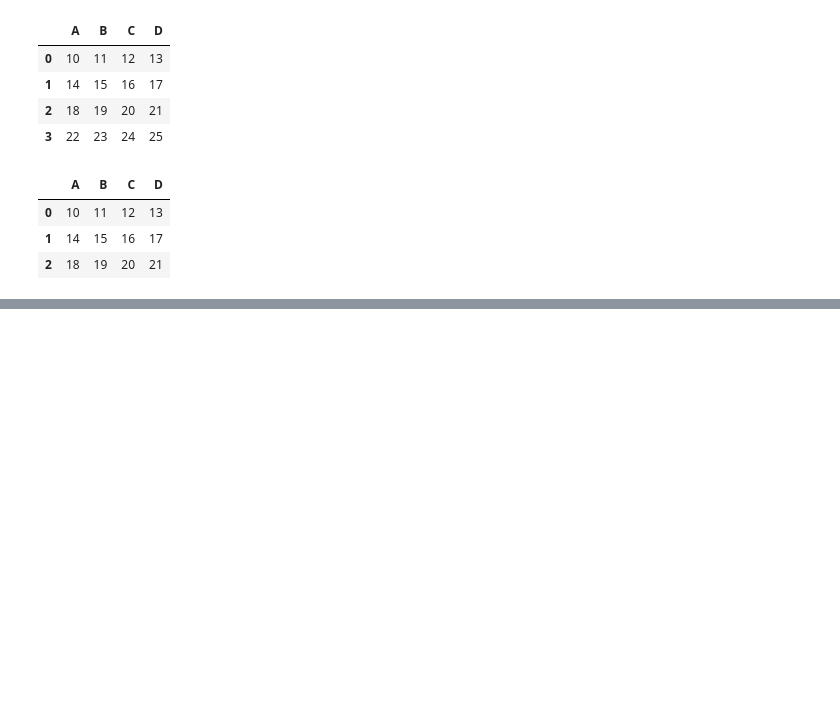
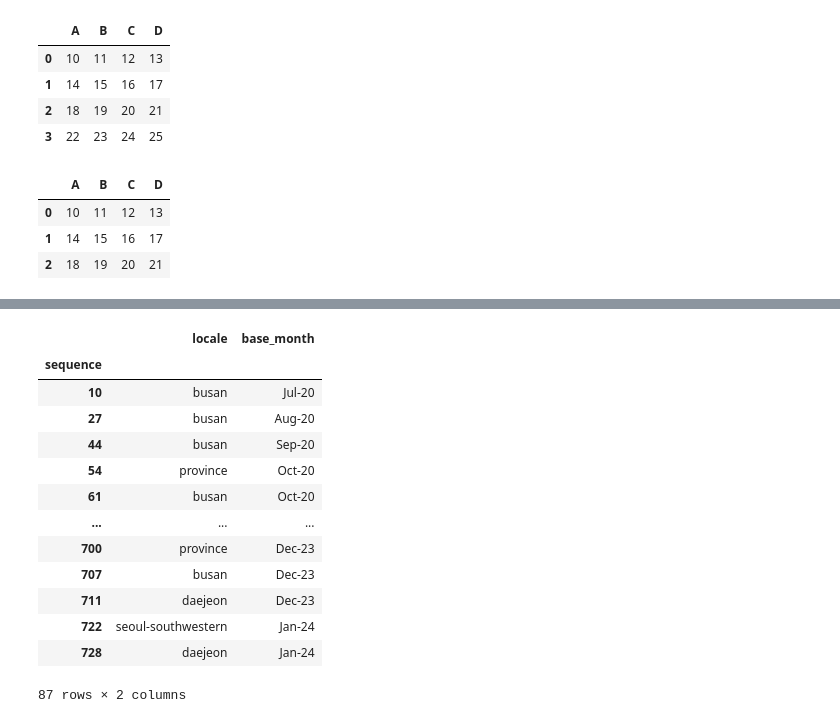
Before and after one commit to heesanggod/pythonworkspace, a Jupyter notebook: pandas_data_analysis/pandas_indexing.ipynb, the cells around one changed output, grey strips where cells are left out. Saved outputs shown, nothing was run; the diff lists cells and outputs as text; code cells hidden in the pictures; blank space fills up the shorter version.

```diff
--- a/pandas_data_analysis/pandas_indexing.ipynb
+++ b/pandas_data_analysis/pandas_indexing.ipynb
@@ -90,0 +225,18 @@ df2.loc[0:2]
+# %%
+# 4. between_lease_and_lease_deposit_ratio가 10 이상인 레코드의 locale, base_month 컬럼만 가지는 데이터프레임을 생성
+practice_df.loc[practice_df.between_lease_and_lease_deposit_ratio >= 10, ['locale', 'base_month']]
+# %% [output]
+|  | locale | base_month |
+| sequence |  |  |
+| 10 | busan | Jul-20 |
+| 27 | busan | Aug-20 |
+| 44 | busan | Sep-20 |
+| 54 | province | Oct-20 |
+| 61 | busan | Oct-20 |
+| ... | ... | ... |
+| 700 | province | Dec-23 |
+| 707 | busan | Dec-23 |
+| 711 | daejeon | Dec-23 |
+| 722 | seoul-southwestern | Jan-24 |
+| 728 | daejeon | Jan-24 |
+87 rows × 2 columns
```
Also changed, not shown: parts of 14 cells of this notebook.
